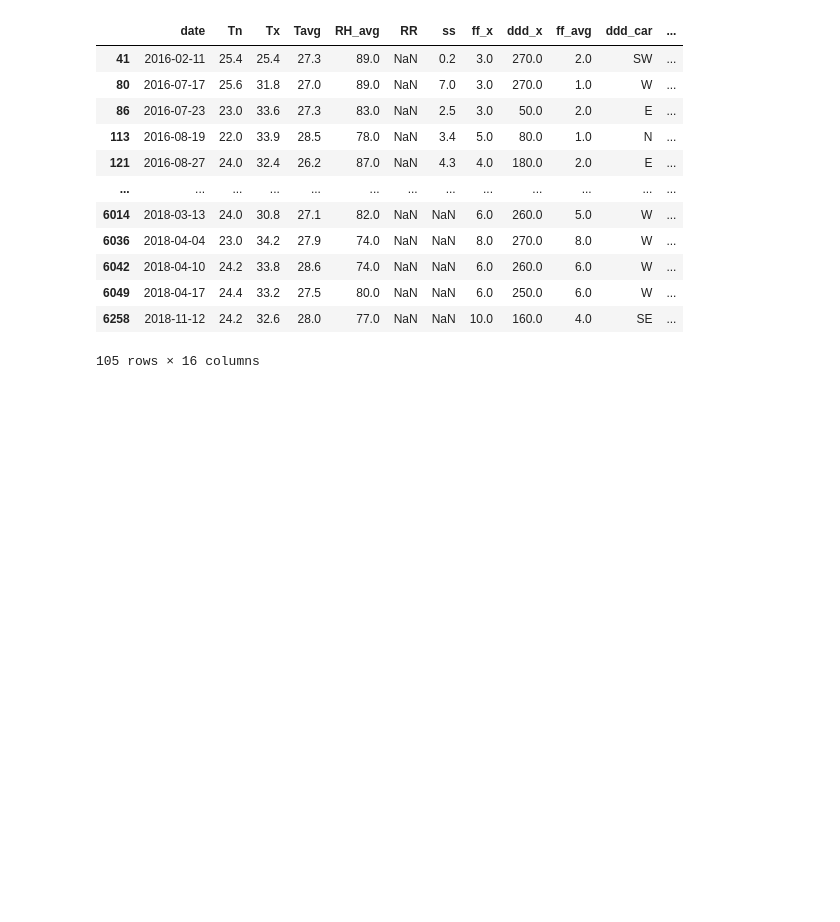
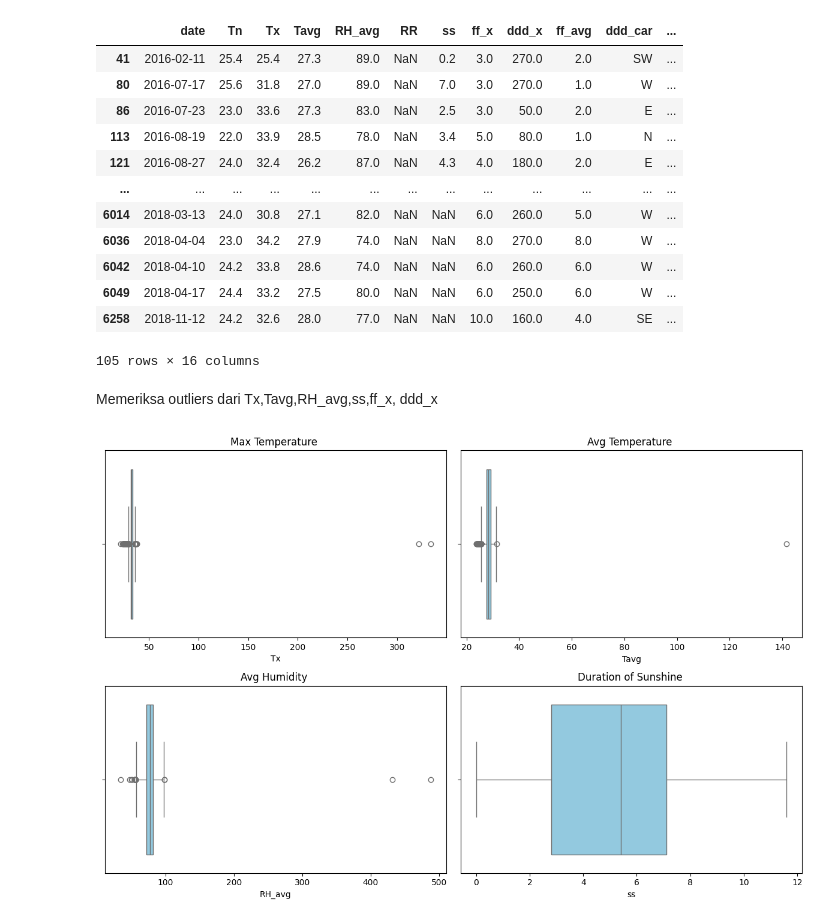
Before and after one commit to Fadhil-hi/Intern-BCC-2024, a Jupyter notebook: Code/first_EDA.ipynb, the cells around one changed output. Cells and saved outputs as stored; diff of their text form; code cells hidden in the pictures; blank space fills up the shorter version.

Commit message:
Menambahkan Visualisasi untuk permasalahaan yang ada pada data

```diff
--- a/Code/first_EDA.ipynb
+++ b/Code/first_EDA.ipynb
@@ -6,7 +6,7 @@ import matplotlib.pyplot as plt
 import plotly.graph_objs as go
 # %%
 # import dataset ke dalam notebook
-df = pd.read_csv('C:\\Users\\fayme amelia celesta\\Documents\\VScode\\Github\\Intern-BCC-2024\\Dataset\\Raw\climate_vs_flood.csv', header=0)
+df = pd.read_csv('C:\\Users\\thebl\\Downloads\\Clone\\Intern-BCC-2024\\Dataset\\Raw\\climate_vs_flood.csv', header=0)
 df
 # %% [output]
 |  | date | Tn | Tx | Tavg | RH_avg | RR | ss | ff_x | ddd_x | ff_avg | ddd_car | ... |
@@ -357,3 +363,30 @@ df_copy[(df['RR'].isnull()) & (df['flood']==1)]
 | 6049 | 2018-04-17 | 24.4 | 33.2 | 27.5 | 80.0 | NaN | NaN | 6.0 | 250.0 | 6.0 | W | ... |
 | 6258 | 2018-11-12 | 24.2 | 32.6 | 28.0 | 77.0 | NaN | NaN | 10.0 | 160.0 | 4.0 | SE | ... |
 105 rows × 16 columns
+# %% [markdown]
+Memeriksa outliers dari Tx,Tavg,RH_avg,ss,ff_x, ddd_x
+# %%
+judul = {
+    'Tx': 'Max Temperature ',
+    'Tavg': 'Avg Temperature ',
+    'RH_avg': 'Avg Humidity ',
+    'ss': 'Duration of Sunshine '
+}
+
+fitur = ['Tx', 'Tavg', 'RH_avg', 'ss']
+
+plt.figure(figsize=(12, 8))
+n_cols = 2
+n_rows = (len(fitur) + 1) // n_cols
+
+# Membuat boxplot untuk setiap fitur menggunakan loop
+for i, col in enumerate(fitur, 1):
+    plt.subplot(n_rows, n_cols, i)
+    sns.boxplot(x=col, data=df, color='skyblue')
+    plt.title(f'{judul[col]}')
+    plt.ylabel('')
+
+plt.tight_layout()
+plt.show()
+# %% [output]
+[figure, added]
```
Also changed, not shown: parts of 14 cells of this notebook, 1 other file.
